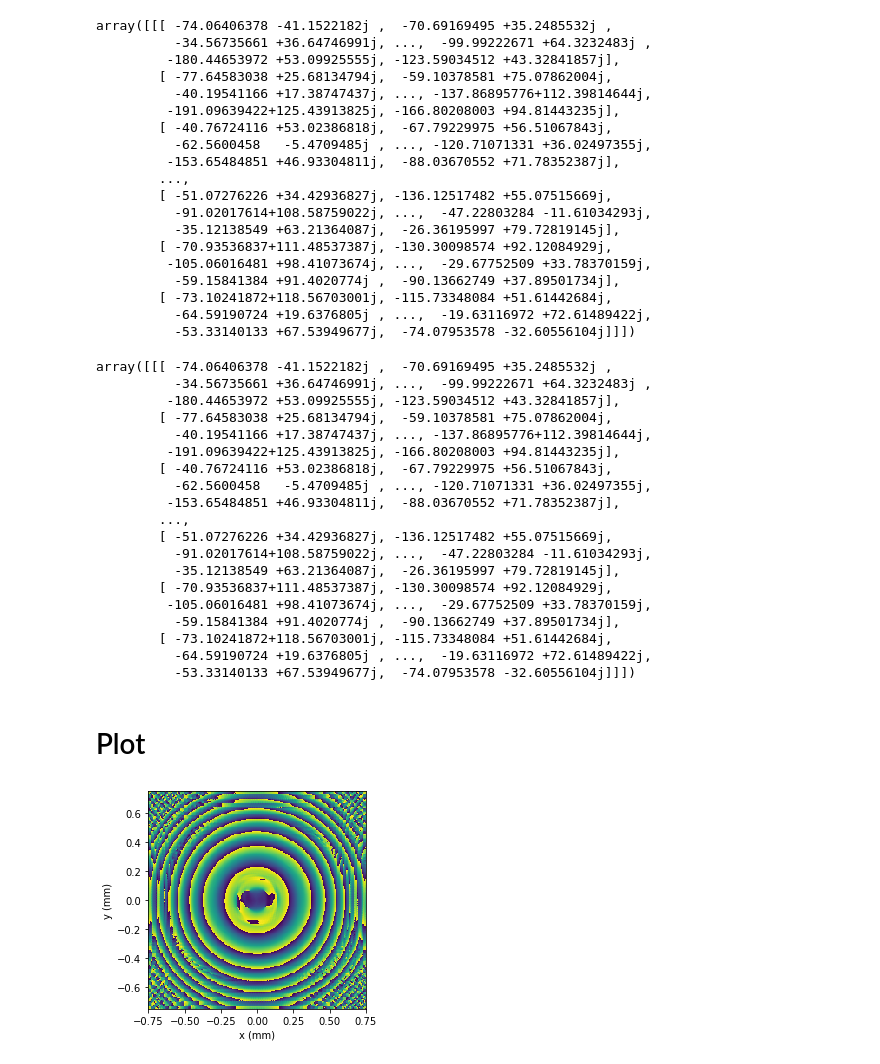
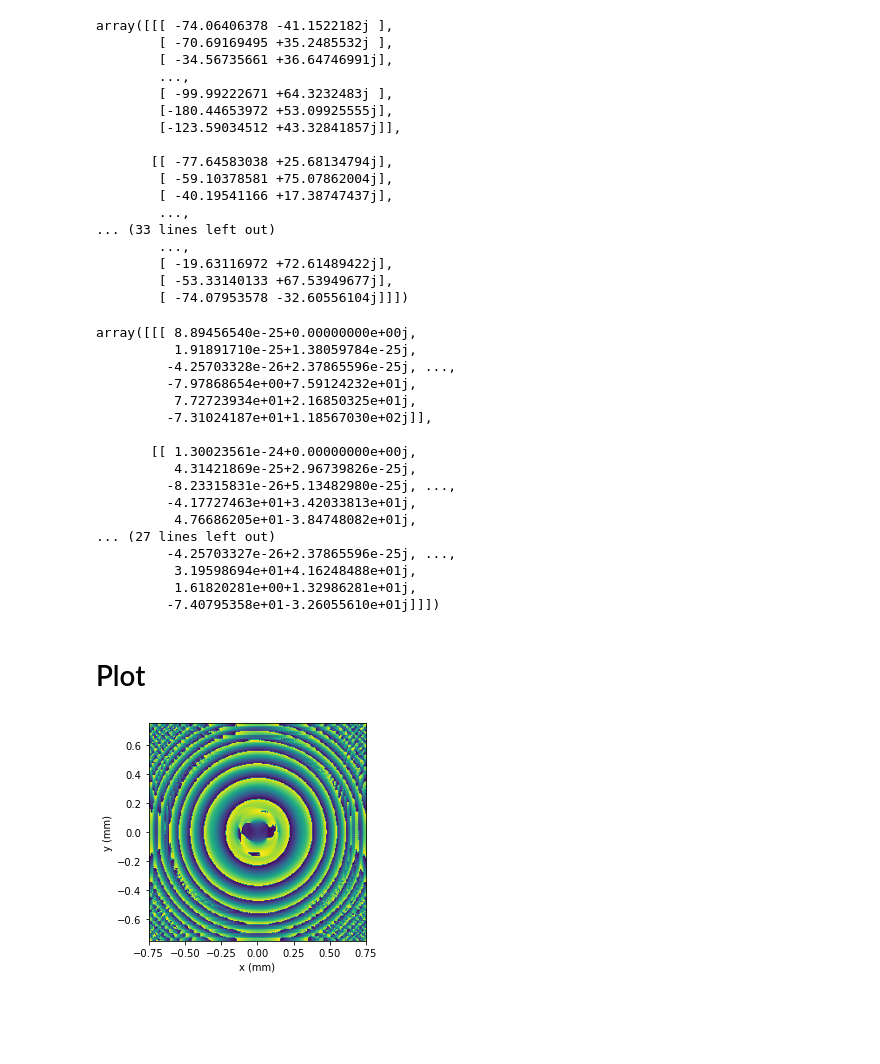
Before and after one commit to slaclab/lume-genesis, a Jupyter notebook: examples/example_parsing_genesis_field.ipynb, the cells around one changed output. Drawn from its saved outputs; the diff is of its cells as text; code cells hidden in the pictures; blank space fills up the shorter version.

```diff
--- a/examples/example_parsing_genesis_field.ipynb
+++ b/examples/example_parsing_genesis_field.ipynb
@@ -13,7 +13,7 @@ fld_fname = test_dir +'genesis.out.fld'
 
 # Get parameters from .out file
 odat = parsers.parse_genesis_out(out_fname)
-params = odat['input_parameters']
+params = odat['param']
 
 
 my_ncar = params['ncar']
@@ -25,48 +25,44 @@ my_nz = 1
 my_dfl = parsers.parse_genesis_dfl(dfl_fname, nx=my_ncar)
 my_dfl
 # %% [output]
-array([[[ -74.06406378 -41.1522182j ,  -70.69169495 +35.2485532j ,
-          -34.56735661 +36.64746991j, ...,  -99.99222671 +64.3232483j ,
-         -180.44653972 +53.09925555j, -123.59034512 +43.32841857j],
-        [ -77.64583038 +25.68134794j,  -59.10378581 +75.07862004j,
-          -40.19541166 +17.38747437j, ..., -137.86895776+112.39814644j,
-         -191.09639422+125.43913825j, -166.80208003 +94.81443235j],
-        [ -40.76724116 +53.02386818j,  -67.79229975 +56.51067843j,
-          -62.5600458   -5.4709485j , ..., -120.71071331 +36.02497355j,
-         -153.65484851 +46.93304811j,  -88.03670552 +71.78352387j],
+array([[[ -74.06406378 -41.1522182j ],
+        [ -70.69169495 +35.2485532j ],
+        [ -34.56735661 +36.64746991j],
         ...,
-        [ -51.07276226 +34.42936827j, -136.12517482 +55.07515669j,
-          -91.02017614+108.58759022j, ...,  -47.22803284 -11.61034293j,
-          -35.12138549 +63.21364087j,  -26.36195997 +79.72819145j],
-        [ -70.93536837+111.48537387j, -130.30098574 +92.12084929j,
-         -105.06016481 +98.41073674j, ...,  -29.67752509 +33.78370159j,
-          -59.15841384 +91.4020774j ,  -90.13662749 +37.89501734j],
-        [ -73.10241872+118.56703001j, -115.73348084 +51.61442684j,
-          -64.59190724 +19.6376805j , ...,  -19.63116972 +72.61489422j,
-          -53.33140133 +67.53949677j,  -74.07953578 -32.60556104j]]])
+        [ -99.99222671 +64.3232483j ],
+        [-180.44653972 +53.09925555j],
+        [-123.59034512 +43.32841857j]],
+
+       [[ -77.64583038 +25.68134794j],
+        [ -59.10378581 +75.07862004j],
+        [ -40.19541166 +17.38747437j],
+        ...,
+... (33 lines left out)
+        ...,
+        [ -19.63116972 +72.61489422j],
+        [ -53.33140133 +67.53949677j],
+        [ -74.07953578 -32.60556104j]]])
 # %%
 my_fld = parsers.parse_genesis_fld(fld_fname, my_ncar, my_nz)
 my_fld[-1]
 # %% [output]
-array([[[ -74.06406378 -41.1522182j ,  -70.69169495 +35.2485532j ,
-          -34.56735661 +36.64746991j, ...,  -99.99222671 +64.3232483j ,
-         -180.44653972 +53.09925555j, -123.59034512 +43.32841857j],
-        [ -77.64583038 +25.68134794j,  -59.10378581 +75.07862004j,
-          -40.19541166 +17.38747437j, ..., -137.86895776+112.39814644j,
-         -191.09639422+125.43913825j, -166.80208003 +94.81443235j],
-        [ -40.76724116 +53.02386818j,  -67.79229975 +56.51067843j,
-          -62.5600458   -5.4709485j , ..., -120.71071331 +36.02497355j,
-         -153.65484851 +46.93304811j,  -88.03670552 +71.78352387j],
-        ...,
-        [ -51.07276226 +34.42936827j, -136.12517482 +55.07515669j,
-          -91.02017614+108.58759022j, ...,  -47.22803284 -11.61034293j,
-          -35.12138549 +63.21364087j,  -26.36195997 +79.72819145j],
-        [ -70.93536837+111.48537387j, -130.30098574 +92.12084929j,
-         -105.06016481 +98.41073674j, ...,  -29.67752509 +33.78370159j,
-          -59.15841384 +91.4020774j ,  -90.13662749 +37.89501734j],
-        [ -73.10241872+118.56703001j, -115.73348084 +51.61442684j,
-          -64.59190724 +19.6376805j , ...,  -19.63116972 +72.61489422j,
-          -53.33140133 +67.53949677j,  -74.07953578 -32.60556104j]]])
+array([[[ 8.89456540e-25+0.00000000e+00j,
+          1.91891710e-25+1.38059784e-25j,
+         -4.25703328e-26+2.37865596e-25j, ...,
+         -7.97868654e+00+7.59124232e+01j,
+          7.72723934e+01+2.16850325e+01j,
+         -7.31024187e+01+1.18567030e+02j]],
+
+       [[ 1.30023561e-24+0.00000000e+00j,
+          4.31421869e-25+2.96739826e-25j,
+         -8.23315831e-26+5.13482980e-25j, ...,
+         -4.17727463e+01+3.42033813e+01j,
+          4.76686205e+01-3.84748082e+01j,
+... (27 lines left out)
+         -4.25703327e-26+2.37865596e-25j, ...,
+          3.19598694e+01+4.16248488e+01j,
+          1.61820281e+00+1.32986281e+01j,
+         -7.40795358e+01-3.26055610e+01j]]])
 # %% [markdown]
 # Plot
 # %%
@@ -74,13 +70,13 @@ import matplotlib.pyplot as plt
 # %%
 # Field phase at end, slice 0
 def plot_field(dat, dgrid):
     ndat = np.angle(dat)
     plt.imshow(ndat, extent = [1000*dgrid*i for i in [-1,1,-1,1]])
     plt.xlabel('x (mm)')
     plt.ylabel('y (mm)')
     plt.show()
-plot_field(my_dfl[0], my_dgrid )
+plot_field(my_dfl[:, :, 0], my_dgrid )
 # %% [output]
-[figure, old version]
+[figure, new version]
 # %%
 # Field phrase from history file, slice 0
```
Also changed, not shown: parts of 1 cell of this notebook, 8 other files.
